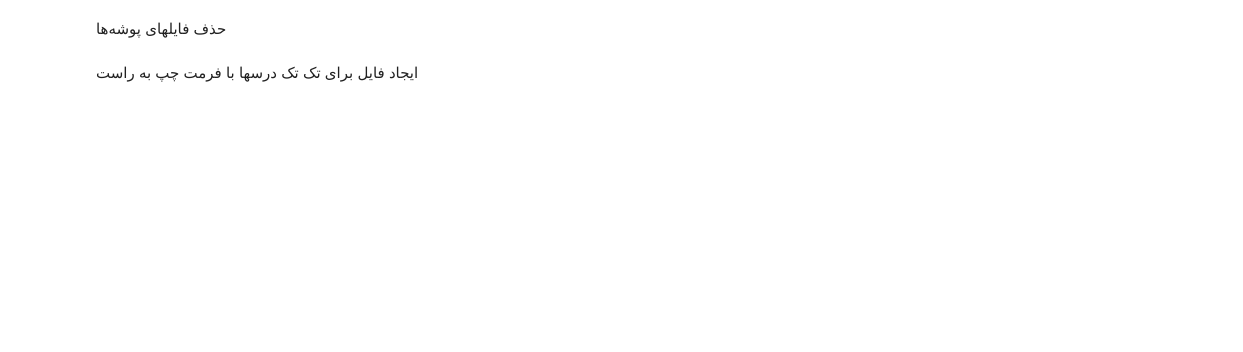
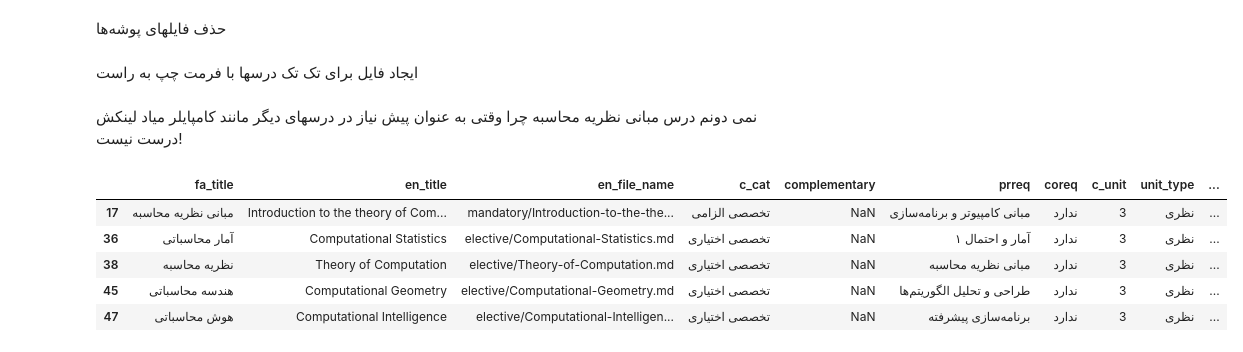
Before and after one commit to mamintoosi/mkdocs-base, a Jupyter notebook: docusaurus-website/mdConvertor.ipynb, the cells around one changed output. Drawn from its saved outputs; the diff is of its cells as text; code cells hidden in the pictures; blank space fills up the shorter version.

```diff
--- a/docusaurus-website/mdConvertor.ipynb
+++ b/docusaurus-website/mdConvertor.ipynb
@@ -461,3 +466,15 @@ for index, row in df.iterrows():
 #     ref_writer.write("".join(refs))
 
 # ref_writer.close()
+# %% [markdown]
+نمی دونم درس مبانی نظریه محاسبه چرا وقتی به عنوان پیش نیاز در درسهای دیگر مانند کامپایلر میاد
+لینکش درست نیست!
+# %%
+df[df['en_file_name'].str.contains('Computation')]
+# %% [output]
+|  | fa_title | en_title | en_file_name | c_cat | complementary | prreq | coreq | c_unit | unit_type | ... |
+| 17 | مبانی نظریه محاسبه | Introduction to the theory of Com... | mandatory/Introduction-to-the-the... | تخصصی الزامی | NaN | مبانی کامپیوتر و برنامه‌سازی | ندارد | 3 | نظری | ... |
+| 36 | آمار محاسباتی | Computational Statistics | elective/Computational-Statistics.md | تخصصی اختیاری | NaN | آمار و احتمال ۱ | ندارد | 3 | نظری | ... |
+| 38 | نظریه محاسبه | Theory of Computation | elective/Theory-of-Computation.md | تخصصی اختیاری | NaN | مبانی نظریه محاسبه | ندارد | 3 | نظری | ... |
+| 45 | هندسه محاسباتی | Computational Geometry | elective/Computational-Geometry.md | تخصصی اختیاری | NaN | طراحی و تحلیل الگوریتم‌ها | ندارد | 3 | نظری | ... |
+| 47 | هوش محاسباتی | Computational Intelligence | elective/Computational-Intelligen... | تخصصی اختیاری | NaN | برنامه‌سازی پیشرفته | ندارد | 3 | نظری | ... |
```
Also changed, not shown: parts of 3 cells of this notebook.
